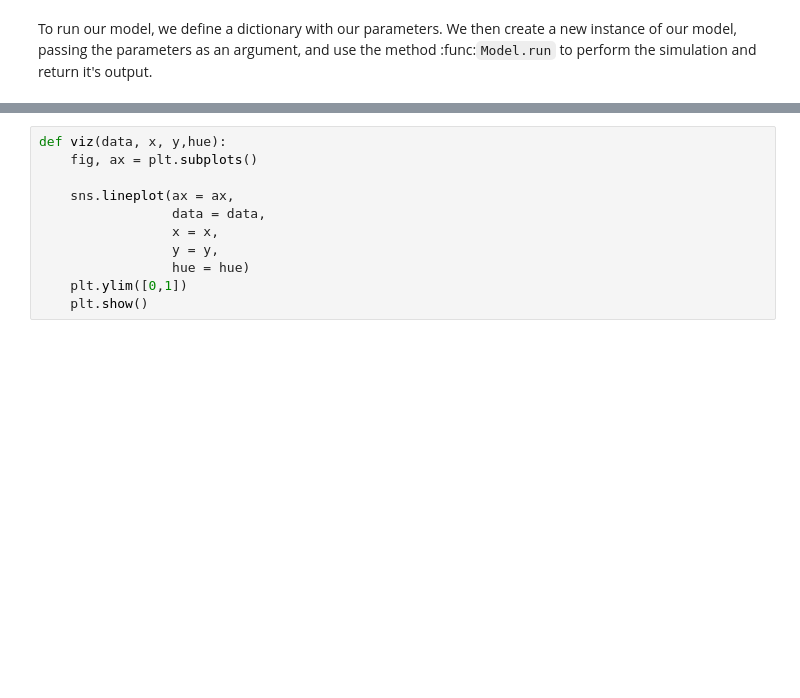
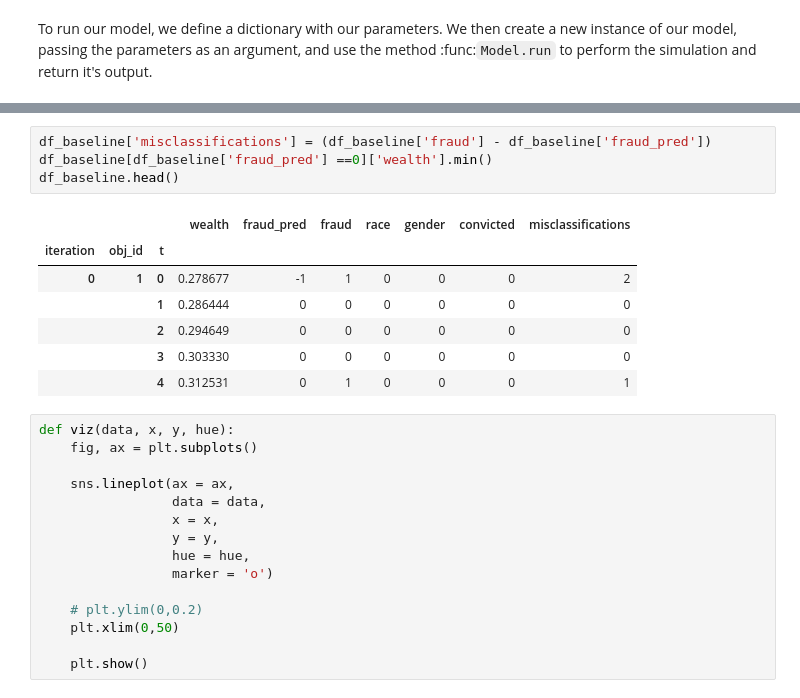
Before and after one commit to Le-Ty/abm_dm_impact, a Jupyter notebook: basic/notebooks/expi_fraud_clf.ipynb, the cells around one changed output, grey strips where cells are left out. Drawn from its saved outputs; the diff is of its cells as text; blank space fills up the shorter version.

```diff
--- a/basic/notebooks/expi_fraud_clf.ipynb
+++ b/basic/notebooks/expi_fraud_clf.ipynb
@@ -151,11 +127,27 @@ Scheduled runs: 10
+# %%
+df_baseline['misclassifications'] = (df_baseline['fraud'] - df_baseline['fraud_pred'])
+df_baseline[df_baseline['fraud_pred'] ==0]['wealth'].min()
+df_baseline.head()
+# %% [output]
+|  |  |  | wealth | fraud_pred | fraud | race | gender | convicted | misclassifications |
+| iteration | obj_id | t |  |  |  |  |  |  |  |
+| 0 | 1 | 0 | 0.278677 | -1 | 1 | 0 | 0 | 0 | 2 |
+|  |  | 1 | 0.286444 | 0 | 0 | 0 | 0 | 0 | 0 |
+|  |  | 2 | 0.294649 | 0 | 0 | 0 | 0 | 0 | 0 |
+|  |  | 3 | 0.303330 | 0 | 0 | 0 | 0 | 0 | 0 |
+|  |  | 4 | 0.312531 | 0 | 1 | 0 | 0 | 0 | 1 |
 # %%
-def viz(data, x, y,hue):
+def viz(data, x, y, hue):
     fig, ax = plt.subplots()
 
     sns.lineplot(ax = ax,
                  data = data,
                  x = x,
                  y = y,
-                 hue = hue)
-    plt.ylim([0,1])
+                 hue = hue,
+                 marker = 'o')
+
+    # plt.ylim(0,0.2)
+    plt.xlim(0,50)
+
     plt.show()
```
Also changed, not shown: parts of 6 cells of this notebook, 4 other files.
